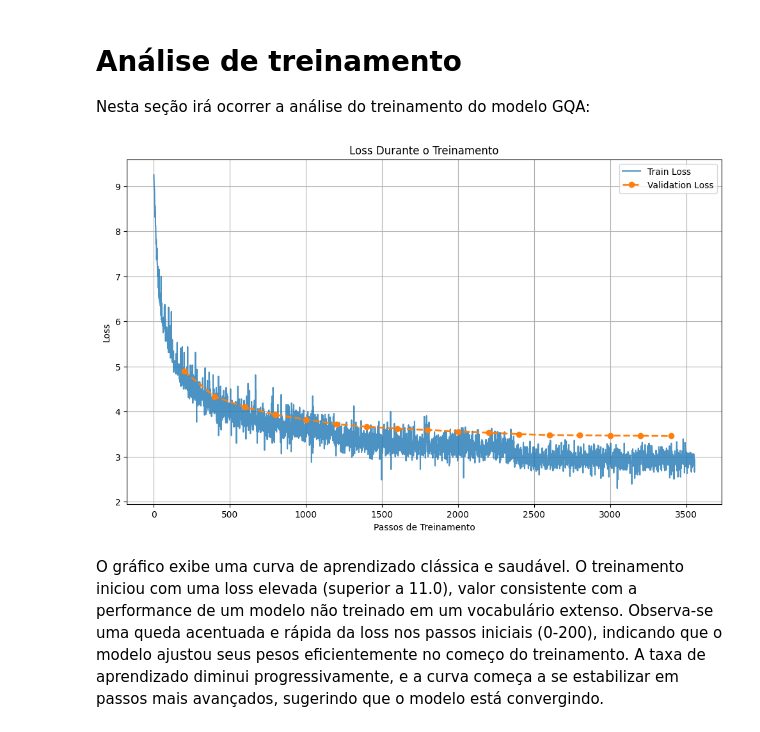
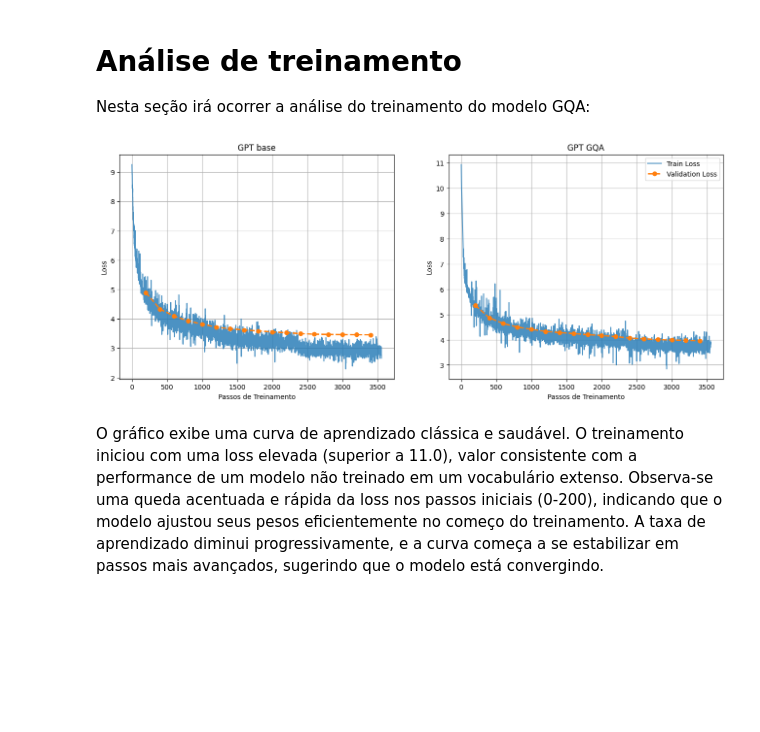
Before and after one commit to PauloHFS/gpt2-from-scratch, a Jupyter notebook: main.ipynb, the cells around one changed output. Cells and saved outputs as stored; diff of their text form; code cells hidden in the pictures; blank space fills up the shorter version.

```diff
--- a/main.ipynb
+++ b/main.ipynb
@@ -225,35 +225,3 @@ New best model saved to results/best_model_gqa.pt with val_loss: 3.7211
 # Análise de treinamento
 
 Nesta seção irá ocorrer a análise do treinamento do modelo GQA:
-# %%
-val_interval = 200
-
-num_val_points = len(final_metrics_gqa.val_loss)
-val_steps = np.arange(1, num_val_points + 1) * val_interval
-
-fig = plt.figure(figsize=(12, 7))
-
-plt.plot(
-    np.arange(1, len(final_metrics_gqa.train_loss) + 1),
-    final_metrics_gqa.train_loss,
-    label='Train Loss',
-    alpha=0.8
-)
-
-plt.plot(
-    val_steps,
-    final_metrics_gqa.val_loss,
-    label='Validation Loss',
-    marker='o',
-    linestyle='--',
-    linewidth=2
-)
-
-plt.xlabel('Passos de Treinamento')
-plt.ylabel('Loss')
-plt.title('Loss Durante o Treinamento')
-plt.legend()
-plt.grid(True)
-plt.show()
-# %% [output]
-[figure, removed]
@@ -260,3 +231,38 @@ plt.show()
+# %%
+def generate_loss_plot(train_loss, val_loss, title, index, ax):
+  num_val_points = len(val_loss)
+  val_steps = np.arange(1, num_val_points + 1) * val_interval
+
+  ax[index].plot(
+      np.arange(1, len(train_loss) + 1),
+      train_loss,
+      label='Train Loss',
+      alpha=0.8
+  )
+
+  ax[index].plot(
+      val_steps,
+      val_loss,
+      label='Validation Loss',
+      marker='o',
+      linestyle='--',
+      linewidth=2
+  )
+
+  ax[index].set_title(title)
+  ax[index].set_xlabel('Passos de Treinamento')
+  ax[index].set_ylabel('Loss')
+  ax[index].grid()
+
+fig, axs = plt.subplots(1, 2, figsize=(16, 6))
+
+generate_loss_plot(final_metrics_gqa.train_loss, final_metrics_gqa.val_loss, "GPT base", 0, axs)
+generate_loss_plot(final_metrics_base.train_loss, final_metrics_base.val_loss, "GPT GQA", 1, axs)
+
+plt.legend()
+plt.show()
+# %% [output]
+[figure, added]
 # %% [markdown]
 O gráfico exibe uma curva de aprendizado clássica e saudável. O treinamento iniciou com uma loss elevada (superior a 11.0), valor consistente com a performance de um modelo não treinado em um vocabulário extenso. Observa-se uma queda acentuada e rápida da loss nos passos iniciais (0-200), indicando que o modelo ajustou seus pesos eficientemente no começo do treinamento. A taxa de aprendizado diminui progressivamente, e a curva começa a se estabilizar em passos mais avançados, sugerindo que o modelo está convergindo.
 # %%
```
Also changed, not shown: parts of 7 cells of this notebook.
